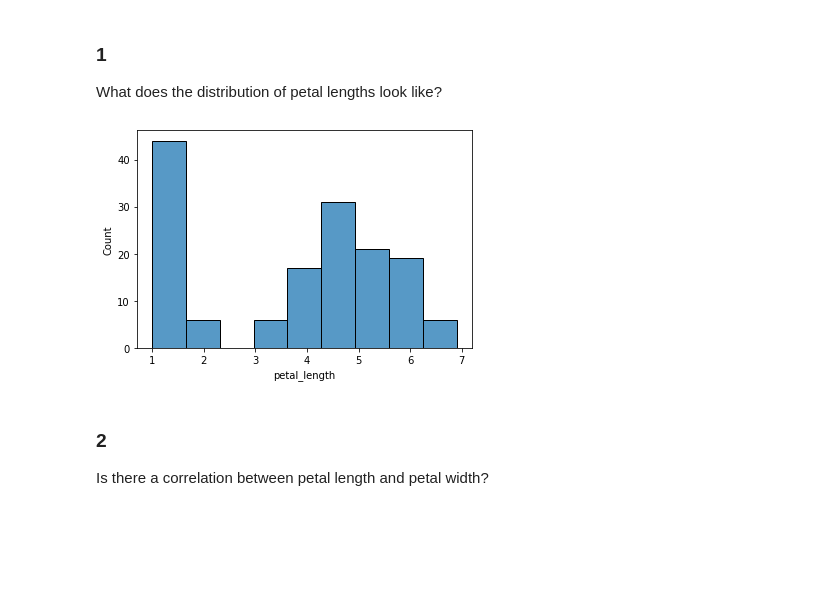
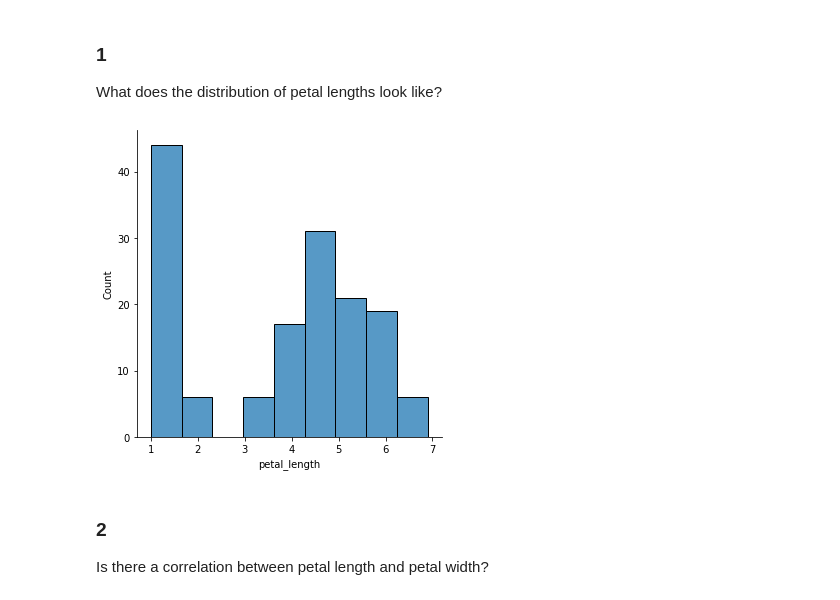
Before and after one commit to alegarcia-dev/numpy-pandas-visualization-exercises, a Jupyter notebook: seaborn_exercises.ipynb, the cells around one changed output. Drawn from its saved outputs; the diff is of its cells as text; code cells hidden in the pictures; blank space fills up the shorter version.

```diff
--- a/seaborn_exercises.ipynb
+++ b/seaborn_exercises.ipynb
@@ -24,9 +24,9 @@ iris.head()
 ### 1
 What does the distribution of petal lengths look like?
 # %%
-sns.histplot(iris.petal_length);
+sns.displot(iris.petal_length);
 # %% [output]
-[figure, old version]
+[figure, new version]
 # %% [markdown]
 ### 2
 Is there a correlation between petal length and petal width?
```
Also changed, not shown: parts of 4 cells of this notebook.
